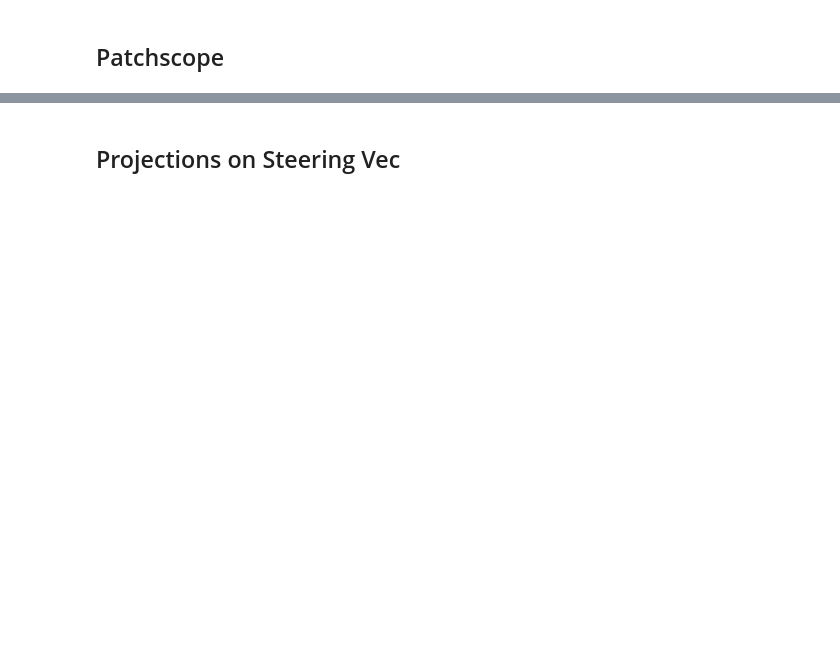
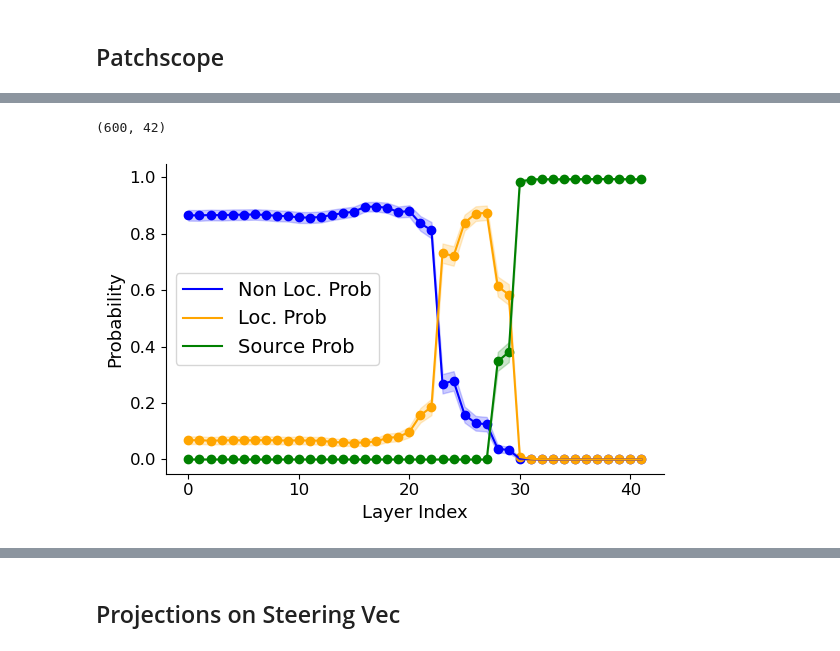
Before and after one commit to BerkeArgin/llm-localization, a Jupyter notebook: contrastive.ipynb, the cells around one changed output, grey strips where cells are left out. Drawn from its saved outputs; the diff is of its cells as text; code cells hidden in the pictures; blank space fills up the shorter version.

```diff
--- a/contrastive.ipynb
+++ b/contrastive.ipynb
@@ -814,0 +922,37 @@ Let
+# %%
+outputs = pd.read_pickle("patchscope/all_imp_english_pair_patching_letters.pkl")
+# %%
+def get_probs(data_row, tokenizer, token_index):
+    ans_west = data_row["ans_west"]
+    ans_local = data_row["ans_local"]
+
+    ind_west = tokenizer.encode(ans_west, add_special_tokens=False)[0]
+    ind_local = tokenizer.encode(ans_local, add_special_tokens=False)[0]
+    ind_source_1 = tokenizer.encode("3", add_special_tokens=False)[0]
+    ind_source_2 = tokenizer.encode("4", add_special_tokens=False)[0]
+
+
+
+    data_row["prob_west"] = data_row["patch_prob"].to_dense()[token_index, ind_west].float().numpy()
+    data_row["prob_local"] = data_row["patch_prob"].to_dense()[token_index, ind_local].float().numpy()
+    data_row["prob_source"] = max(data_row["patch_prob"].to_dense()[token_index, ind_source_1].float().numpy(),
+                                    data_row["patch_prob"].to_dense()[token_index, ind_source_2].float().numpy())
+    return data_row
+# %%
+outputs_df = pd.DataFrame(outputs)
+opt_to_str = lambda x: str(int(x))
+outputs_df["ans_west"] = outputs_df["ans_west_idx"].apply(opt_to_str)
+outputs_df["ans_local"] = outputs_df["ans_local_idx"].apply(opt_to_str)
+
+outputs_df.dropna(subset=["ans_west", "ans_local"], inplace=True)
+# %%
+outputs_df = outputs_df.apply(lambda x: get_probs(x, tokenizer, token_index=-1), axis=1)
+outputs_df.dropna(subset=["prob_west", "prob_local"], inplace=True)
+outputs_df.drop(columns=["patch_prob"], inplace=True)
+# %%
+from tools.patchscope import plot_avg_probs_ax
+fig, ax = plot_avg_probs_ax(outputs_df.query("country!='xRussia'"), include_source=True)
+fig.savefig("exp_patchscope.pdf", dpi=300, bbox_inches='tight')
+# %% [output]
+(600, 42)
+[figure, added]
```
Also changed, not shown: parts of 259 cells of this notebook, 18 other files.
